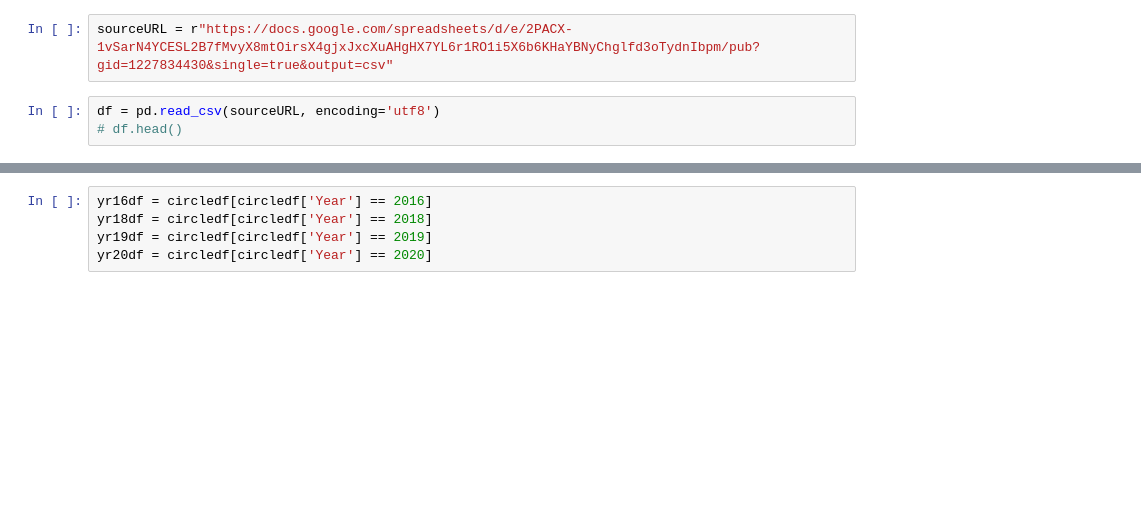
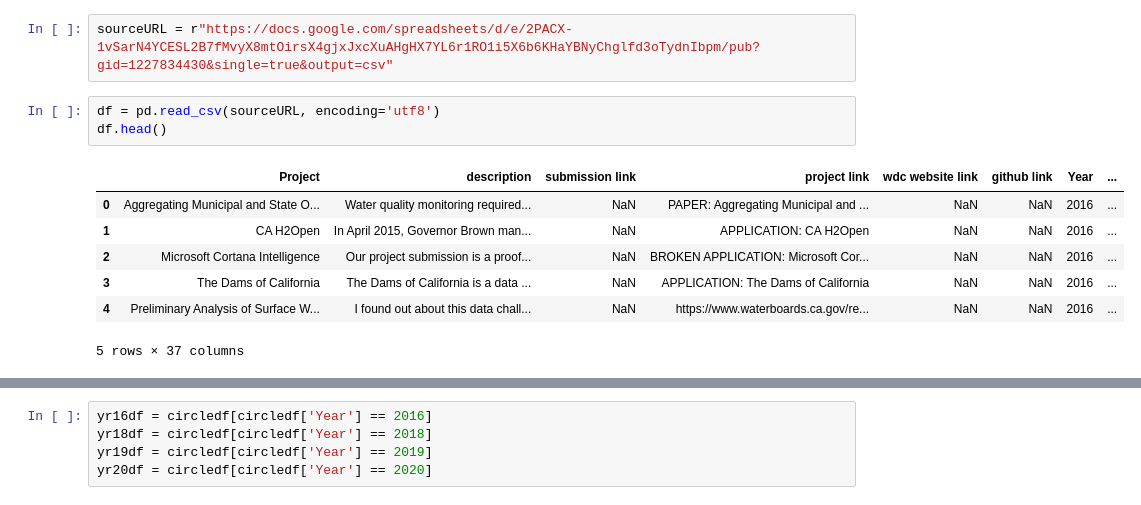
Before and after one commit to brianwsyang/WestBigDataInnovationHub, a Jupyter notebook: pythonViz/pyViz.ipynb, the cells around one changed output, grey strips where cells are left out. Drawn from its saved outputs; the diff is of its cells as text; blank space fills up the shorter version.

Commit message:
pushing to access on github

```diff
--- a/pythonViz/pyViz.ipynb
+++ b/pythonViz/pyViz.ipynb
@@ -17,7 +18,15 @@ import circlify
 sourceURL = r"https://docs.google.com/spreadsheets/d/e/2PACX-1vSarN4YCESL2B7fMvyX8mtOirsX4gjxJxcXuAHgHX7YL6r1RO1i5X6b6KHaYBNyChglfd3oTydnIbpm/pub?gid=1227834430&single=true&output=csv"
 # %%
 df = pd.read_csv(sourceURL, encoding='utf8')
-# df.head()
+df.head()
+# %% [output]
+|  | Project | description | submission link | project link | wdc website link | github link | Year | ... |
+| 0 | Aggregating Municipal and State O... | Water quality monitoring required... | NaN | PAPER: Aggregating Municipal and ... | NaN | NaN | 2016 | ... |
+| 1 | CA H2Open | In April 2015, Governor Brown man... | NaN | APPLICATION: CA H2Open | NaN | NaN | 2016 | ... |
+| 2 | Microsoft Cortana Intelligence | Our project submission is a proof... | NaN | BROKEN APPLICATION: Microsoft Cor... | NaN | NaN | 2016 | ... |
+| 3 | The Dams of California | The Dams of California is a data ... | NaN | APPLICATION: The Dams of California | NaN | NaN | 2016 | ... |
+| 4 | Preliminary Analysis of Surface W... | I found out about this data chall... | NaN | https://www.waterboards.ca.gov/re... | NaN | NaN | 2016 | ... |
+5 rows × 37 columns
 # %%
 circledf = df[['Project',
                'Year',
```
Also changed, not shown: parts of 3 cells of this notebook.
